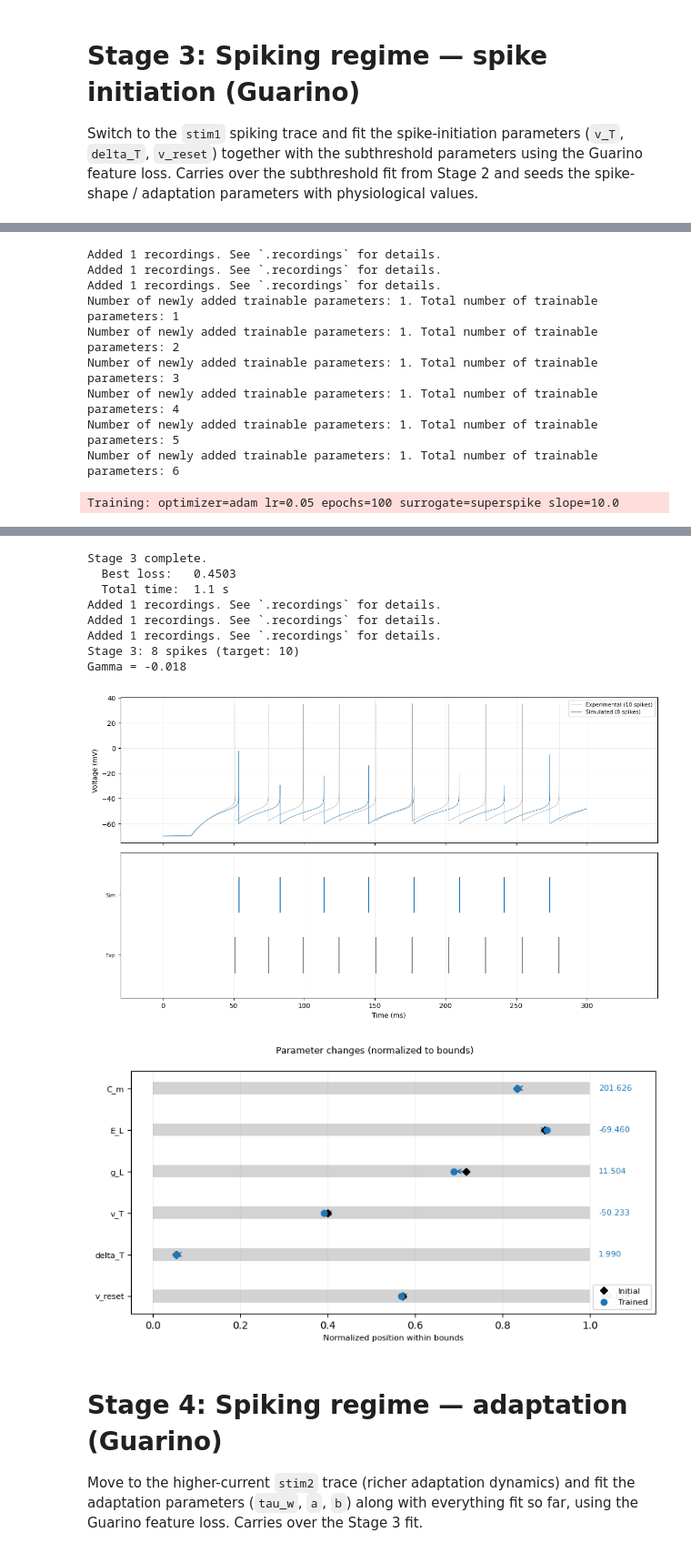
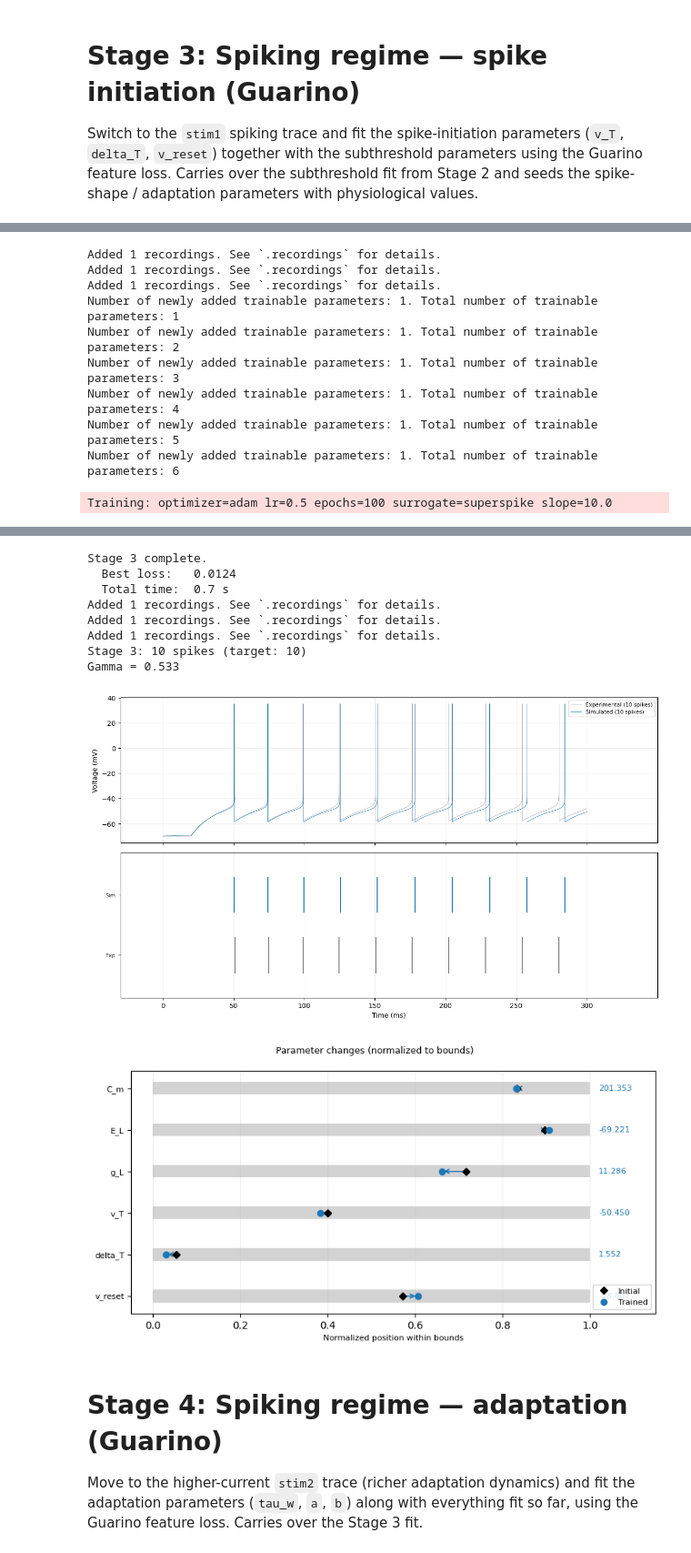
Before and after one commit to paulmyr/master-thesis, a Jupyter notebook: 5_code/notebooks/training_synthetic_multistage.ipynb, the cells around one changed output, grey strips where cells are left out. Shown at 91% size. Cells and saved outputs as stored; diff of their text form; code cells hidden in the pictures.

```diff
--- a/5_code/notebooks/training_synthetic_multistage.ipynb
+++ b/5_code/notebooks/training_synthetic_multistage.ipynb
@@ -588,7 +592,7 @@ Initial simulation: 7 spikes (target: 10)
 # %%
 config_stage3 = TrainingConfig(
     optimizer="adam",
-    learning_rate=0.05,
+    learning_rate=0.5,
     n_epochs=100,
     surrogate_type="superspike",
     surrogate_slope=10.0,
@@ -614,20 +618,19 @@ exp_features = extract_experimental_features(
     stim_end_index=data.stim_end_idx,
     spike_threshold_mv=-10.0,
 )
-loss_fn_stage3 = make_guarino_loss_fn(
-    cell=cell3, data_stimuli=data_stimuli3, t_max=t_max3, dt_ms=data.dt_ms,
-    exp_features=exp_features, stim_duration_ms=data.stim_duration_ms,
+
+loss_fn_stage3 = make_ttfs_rate_loss_fn(
+    cell=cell3,
+    data_stimuli=data_stimuli3,
+    t_max=t_max3,
+    dt_ms=data.dt_ms,
+    exp_t_first_spike=exp_features.t_first_spike,
+    exp_firing_frequency=exp_features.firing_frequency,
+    stim_duration_ms=data.stim_duration_ms,
     stim_end_index=data.stim_end_idx,
-    loss_config=GuarinoLossConfig(weight_t_first=1.0,
-                                  weight_t_last=0.0,
-                                  weight_t_second=0.0,
-                                  weight_t_third=0.0,
-                                  weight_inv_last_isi=0.0,
-                                  weight_inv_first_isi=1.0),
-    temperature=0.3, beta=10, validity_beta=10,
 )
 
-print(f"Initial Guarino loss: {float(loss_fn_stage3(trainable_params3)):.4f}")
+print(f"Initial TTFS loss: {float(loss_fn_stage3(trainable_params3)):.4f}")
 
 result_stage3 = train(
     loss_fn=loss_fn_stage3,
@@ -677,4 +680,4 @@ Number of newly added trainable parameters: 1. Total number of trainable paramet
 Number of newly added trainable parameters: 1. Total number of trainable parameters: 4
 Number of newly added trainable parameters: 1. Total number of trainable parameters: 5
 Number of newly added trainable parameters: 1. Total number of trainable parameters: 6
-Training: optimizer=adam lr=0.05 epochs=100 surrogate=superspike slope=10.0
+Training: optimizer=adam lr=0.5 epochs=100 surrogate=superspike slope=10.0
@@ -693,13 +696,13 @@ Training complete: final_loss=0.499225 best_loss=0.450345 (epoch 84) total_time=
 Stage 3 complete.
-  Best loss:   0.4503
-  Total time:  1.1 s
+  Best loss:   0.0124
+  Total time:  0.7 s
 Added 1 recordings. See `.recordings` for details.
 Added 1 recordings. See `.recordings` for details.
 Added 1 recordings. See `.recordings` for details.
-Stage 3: 8 spikes (target: 10)
-Gamma = -0.018
+Stage 3: 10 spikes (target: 10)
+Gamma = 0.533
-[figure, old version]
+[figure, new version]
-[figure, old version]
+[figure, new version]
 # %% [markdown]
 # Stage 4: Spiking regime — adaptation (Guarino)
 Move to the higher-current `stim2` trace (richer adaptation dynamics) and fit the
```
Also changed, not shown: parts of 12 cells of this notebook, 26 other files.
